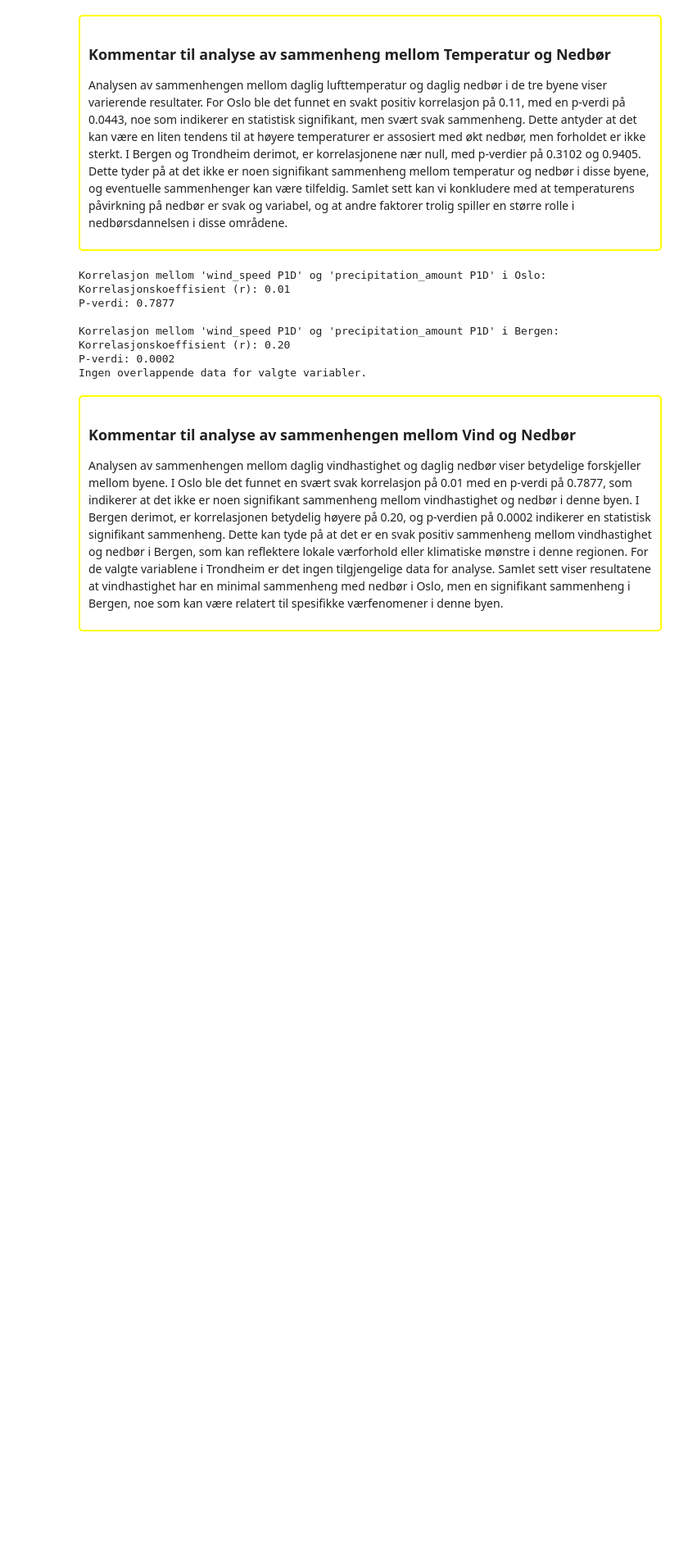
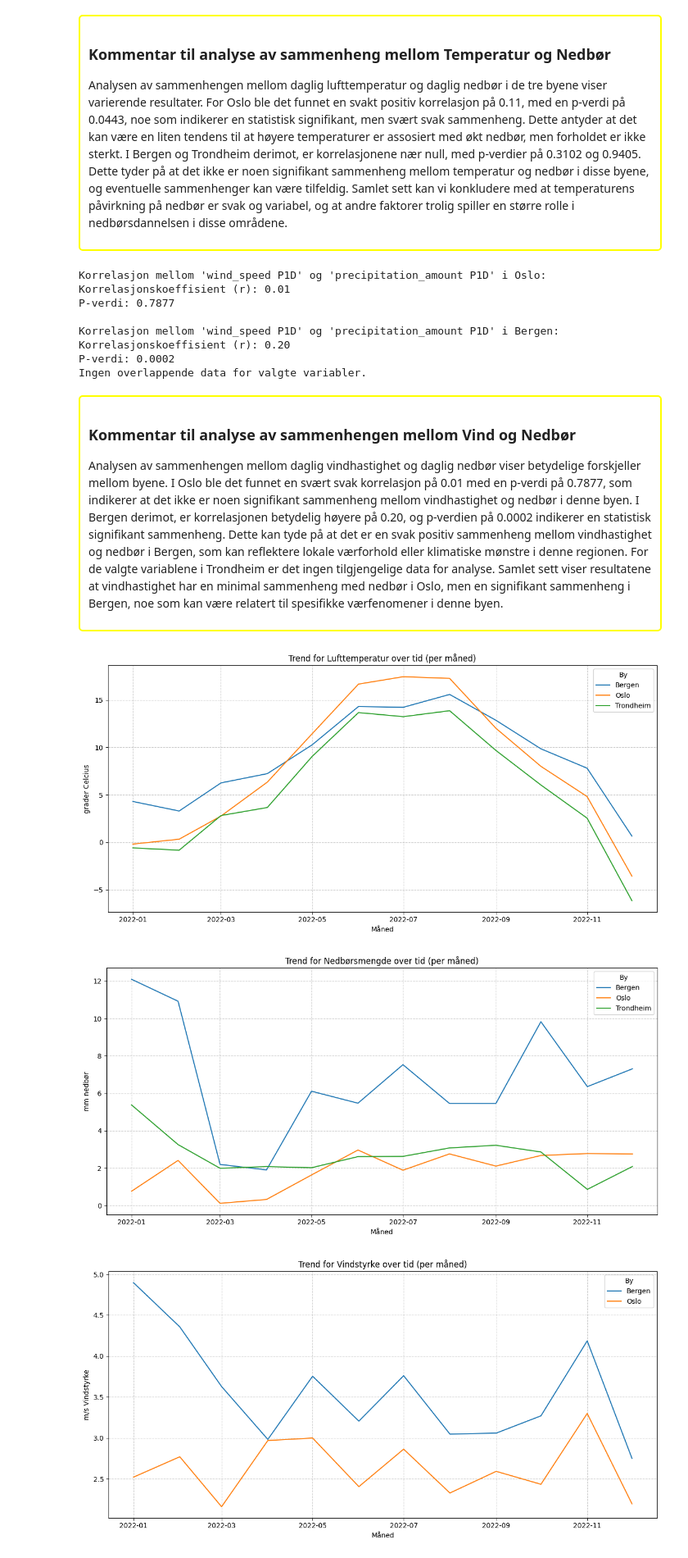
Before and after one commit to evenlandmark/Miljodataanalyse-applikasjon, a Jupyter notebook: notebooks/DataAnalyse.ipynb, the cells around one changed output. Shown at 82% size. Drawn from its saved outputs; the diff is of its cells as text; code cells hidden in the pictures; blank space fills up the shorter version.

Commit message:
La til en trendanalyse for variablene i Dataanalyse.ipynb

```diff
--- a/notebooks/DataAnalyse.ipynb
+++ b/notebooks/DataAnalyse.ipynb
@@ -163,3 +163,12 @@ p {
 ### Kommentar til analyse av sammenhengen mellom Vind og Nedbør
 Analysen av sammenhengen mellom daglig vindhastighet og daglig nedbør viser betydelige forskjeller mellom byene. I Oslo ble det funnet en svært svak korrelasjon på 0.01 med en p-verdi på 0.7877, som indikerer at det ikke er noen signifikant sammenheng mellom vindhastighet og nedbør i denne byen. I Bergen derimot, er korrelasjonen betydelig høyere på 0.20, og p-verdien på 0.0002 indikerer en statistisk signifikant sammenheng. Dette kan tyde på at det er en svak positiv sammenheng mellom vindhastighet og nedbør i Bergen, som kan reflektere lokale værforhold eller klimatiske mønstre i denne regionen. For de valgte variablene i Trondheim er det ingen tilgjengelige data for analyse. Samlet sett viser resultatene at vindhastighet har en minimal sammenheng med nedbør i Oslo, men en signifikant sammenheng i Bergen, noe som kan være relatert til spesifikke værfenomener i denne byen.
 </div>
+# %%
+from statistikk_funksjoner import plott_trend_over_tid
+plott_trend_over_tid(df, variabelnavn = "air_temperature P1D", visningsnavn = "Lufttemperatur")
+plott_trend_over_tid(df, variabelnavn = "precipitation_amount P1D", visningsnavn = "Nedbørsmengde")
+plott_trend_over_tid(df, variabelnavn = "wind_speed P1D", visningsnavn = "Vindstyrke")
+# %% [output]
+[figure, added]
+[figure, added]
+[figure, added]
```
Also changed, not shown: 3 other files.
